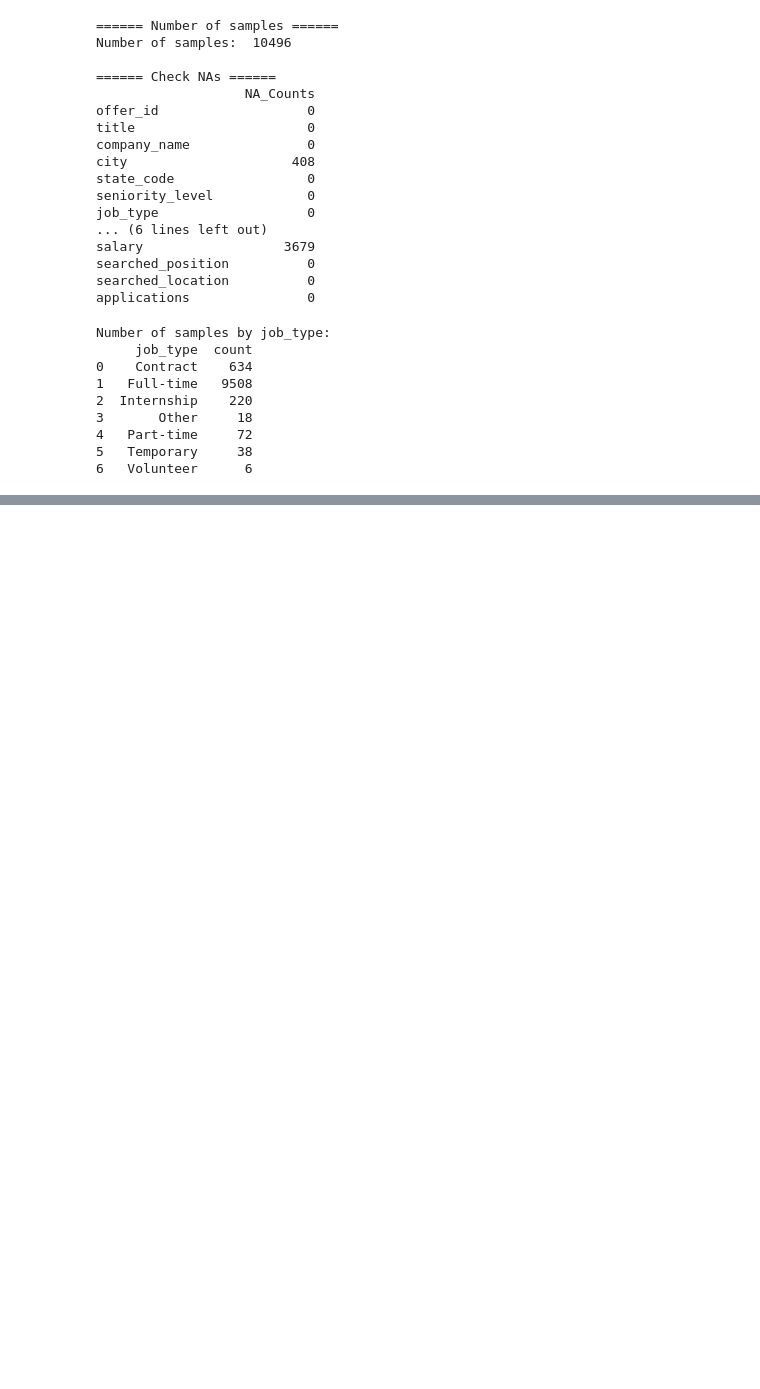
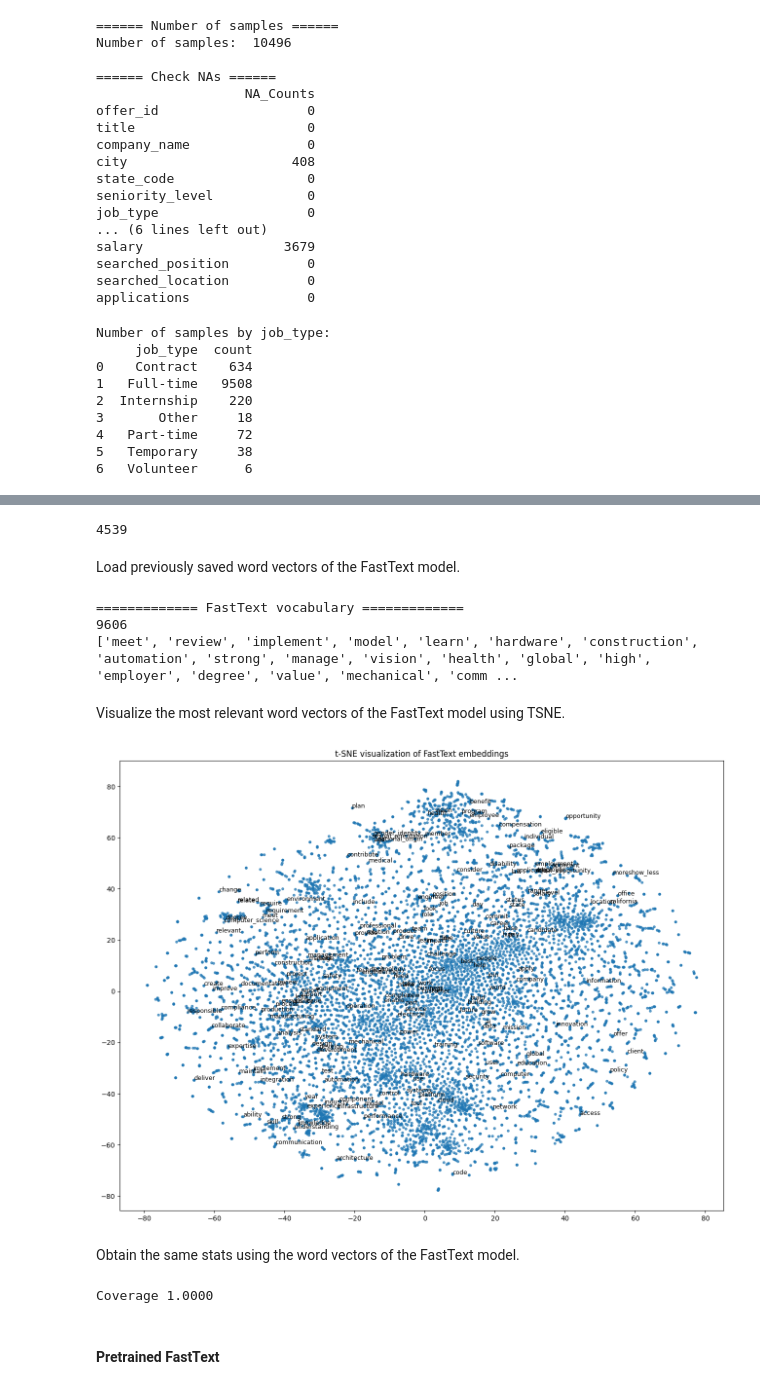
Before and after one commit to enicaking/web-analytics-project-repo, a Jupyter notebook: deduplicate_and_parsing_linkedin_json.ipynb, the cells around one changed output, grey strips where cells are left out. Saved outputs shown, nothing was run; the diff lists cells and outputs as text; code cells hidden in the pictures; blank space fills up the shorter version.

```diff
--- a/deduplicate_and_parsing_linkedin_json.ipynb
+++ b/deduplicate_and_parsing_linkedin_json.ipynb
@@ -320,0 +612,4 @@ Number of samples by job_type:
+# %%
+from gensim.models import FastText
+
+model_fasttext = FastText(sentences = MyIterCorpus, vector_size = 300, window = 5, min_count = 20, sg = 1, seed = 42, workers = 4, epochs = 5)
@@ -320,0 +618,55 @@ Number of samples by job_type:
+# %%
+from gensim.models import KeyedVectors
+import gc
+
+fasttext_wv = model_fasttext.wv
+fasttext_wv.save("model_fastText.wordvectors")
+
+del model_fasttext
+gc.collect()
+# %% [output]
+4539
+# %% [markdown]
+Load previously saved word vectors of the FastText model.
+# %%
+from gensim.models import KeyedVectors
+
+fastText_wv = KeyedVectors.load("model_fastText.wordvectors", mmap='r')
+# %%
+# Check results
+print('============= FastText vocabulary =============')
+words = list(fasttext_wv.key_to_index)
+print(len(words))
+print(words[99:130])
+# %% [output]
+============= FastText vocabulary =============
+9606
+['meet', 'review', 'implement', 'model', 'learn', 'hardware', 'construction', 'automation', 'strong', 'manage', 'vision', 'health', 'global', 'high', 'employer', 'degree', 'value', 'mechanical', 'comm ...
+# %% [markdown]
+Visualize the most relevant word vectors of the FastText model using TSNE.
+# %%
+from sklearn.manifold import TSNE
+
+# Select the more relevant terms of the FastText vocabulary
+words_ft = list(fastText_wv.index_to_key)[:2500]
+word_vectors_ft = np.array([fastText_wv[word] for word in words])
+
+# Run t-SNE
+# Perplexity: parameter that allows
+tsne_ft = TSNE(n_components=2, perplexity=50, random_state=42)
+reduced_ft = tsne_ft.fit_transform(word_vectors_ft)
+
+# Plot
+plt.figure(figsize=(16, 12))
+plt.scatter(reduced_ft[:, 0], reduced_ft[:, 1], alpha=0.7, s=10)
+
+# Label only some words to avoid cluttering
+for i, word in enumerate(words_ft[:180]):
+    plt.text(reduced_ft[i, 0], reduced_ft[i, 1], word, fontsize=9)
+
+plt.title("t-SNE visualization of FastText embeddings")
+plt.show()
+# %% [output]
+[figure, added]
+# %% [markdown]
+Obtain the same stats using the word vectors of the FastText model.
@@ -320,0 +694,10 @@ Number of samples by job_type:
+# %%
+fT_coverage = get_vocabulary_coverage(fastText_wv, D)
+print("Coverage {0:.4f}".format(fT_coverage))
+
+linkedin_fT = np.array(
+		df['nltk_lemmas'].swifter.apply(lambda r: get_linkedin_vector(fastText_wv, r)).tolist()
+)
+_fT_csr = csr_matrix(linkedin_fT)
+# %% [output]
+Coverage 1.0000
@@ -320,0 +726,2 @@ Number of samples by job_type:
+# %% [markdown]
+#### Pretrained FastText
```
Also changed, not shown: parts of 44 cells of this notebook.
